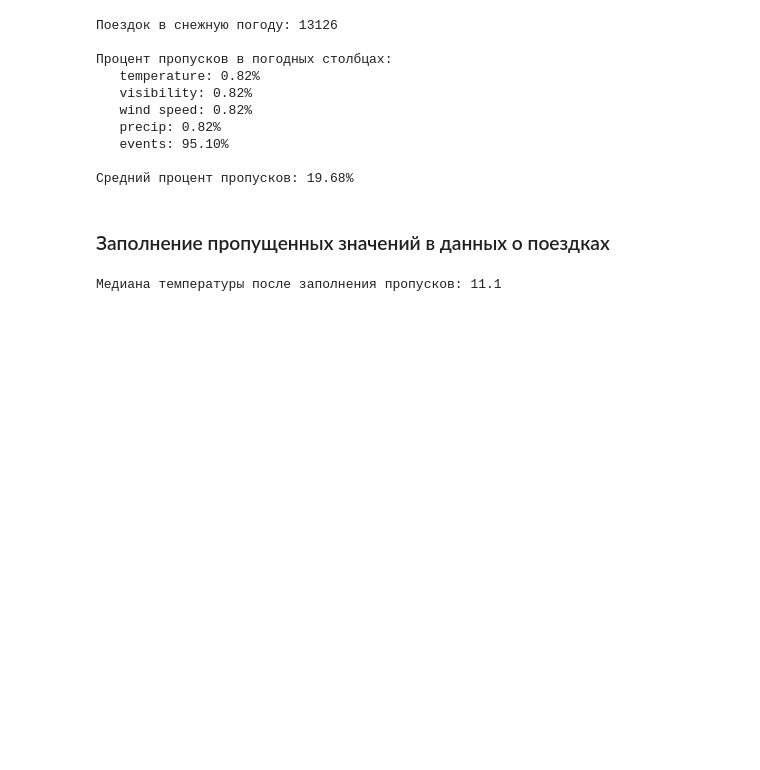
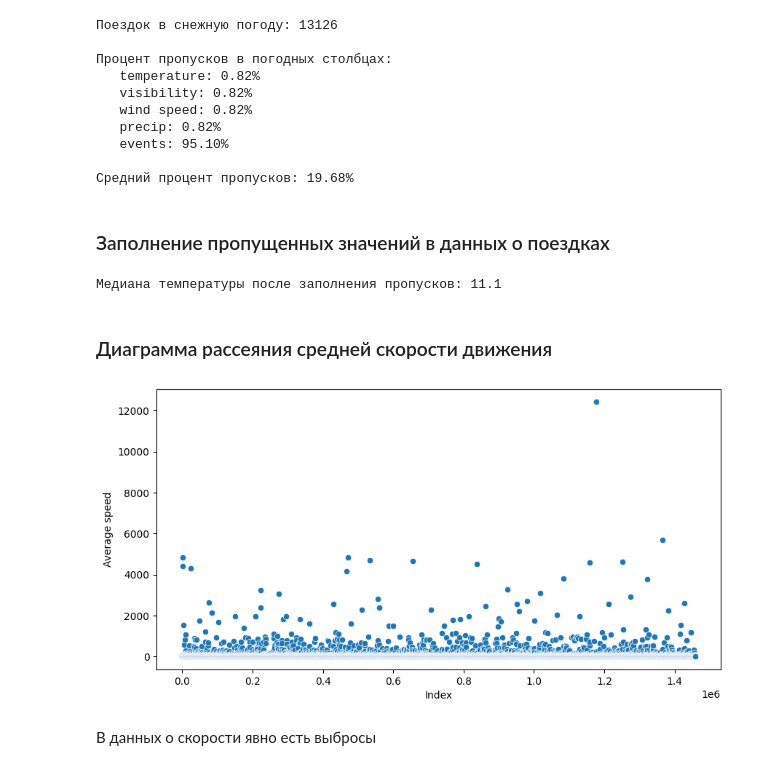
Before and after one commit to UlyanaGru/duration_taxiride, a Jupyter notebook: duration_taxiride.ipynb, the cells around one changed output. Drawn from its saved outputs; the diff is of its cells as text; code cells hidden in the pictures; blank space fills up the shorter version.

Commit message:
average velocity scattering diagram

```diff
--- a/duration_taxiride.ipynb
+++ b/duration_taxiride.ipynb
@@ -436,3 +436,15 @@ rounded_median = round(median_temperature, 1)
 print(f"Медиана температуры после заполнения пропусков: {rounded_median}")
 # %% [output]
 Медиана температуры после заполнения пропусков: 11.1
+# %% [markdown]
+### Диаграмма рассеяния средней скорости движения
+# %%
+avg_speed = taxi_data['total_distance'] / taxi_data['trip_duration'] * 3.6
+fig, ax = plt.subplots(figsize=(10, 5))
+sns.scatterplot(x=avg_speed.index, y=avg_speed, ax=ax)
+ax.set_xlabel('Index')
+ax.set_ylabel('Average speed');
+# %% [output]
+[figure, added]
+# %% [markdown]
+В данных о скорости явно есть выбросы
```
